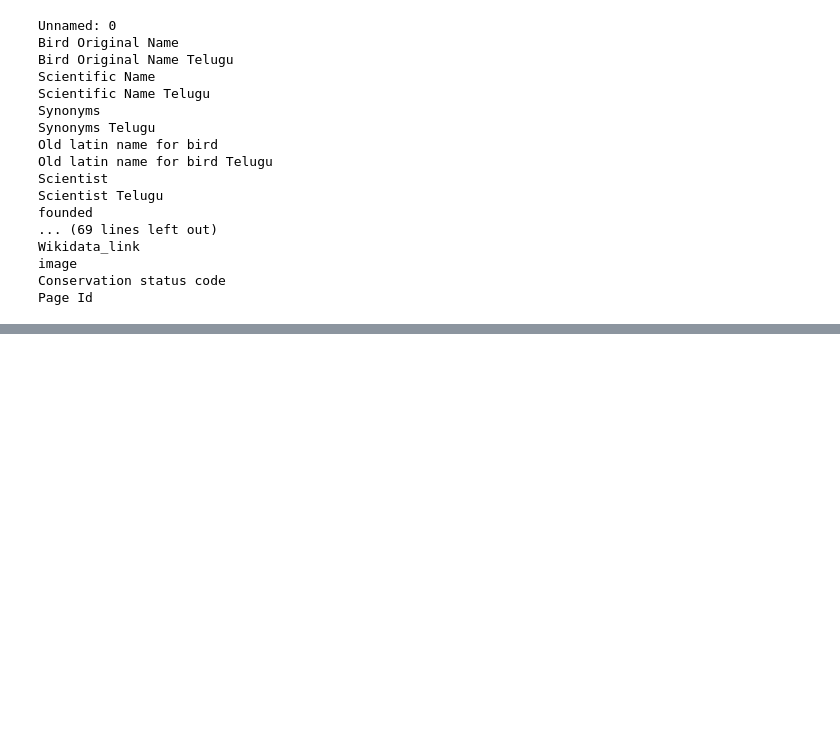
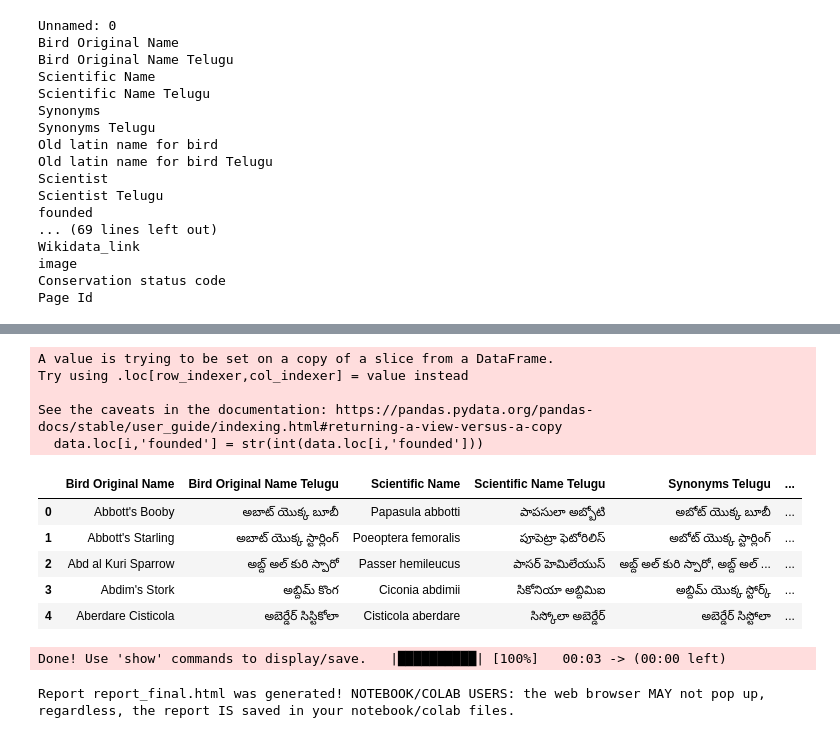
Before and after one commit to Mahanth-Maha/birds, a Jupyter notebook: scrape_wikidata.ipynb, the cells around one changed output, grey strips where cells are left out. Saved outputs shown, nothing was run; the diff lists cells and outputs as text; code cells hidden in the pictures; blank space fills up the shorter version.

```diff
--- a/scrape_wikidata.ipynb
+++ b/scrape_wikidata.ipynb
@@ -792,0 +837,5 @@ Page Id
+# %%
+final_col = [ 'Bird Original Name', 'Bird Original Name Telugu', 'Scientific Name', 'Scientific Name Telugu','Synonyms Telugu','Old latin name for bird Telugu', 'Scientist', 'Scientist Telugu', 'founded','Kingdom', 'Kingdom Telugu', 'Phylum', 'Phylum Telugu', 'Class', 'Class Telugu', 'Order', 'Order Telugu', 'Family', 'Family Telugu', 'Genus', 'Genus Telugu', 'Species', 'Species Telugu','Conservation status Telugu','Habitat Telugu','Country Telugu','geographic distribution includes Telugu','biogeographic realm Telugu','Population Growth Telugu','Breeding region Telugu', 'Breeding subregion Telugu','Life Span Telugu','altitude Telugu','visual system Telugu', 'auditory system Telugu', 'hearing range Telugu',  'hearing threshold Telugu', 'locomotion Telugu','mineralized skeleton contains Telugu','body mass Telugu', 'Wiki_Link', 'Wiki_Description Telugu', 'Ebird_Link', 'Ebird_Description', 'Ebird_Description Telugu', 'Eol_Link', 'Eol_Description', 'Eol_Description Telugu', 'Dibird_Link', 'IUCN_link', 'Wikidata_link', 'image', 'Conservation status code', 'Page Id']
+# %%
+data = old[final_col]
+data.head(4)
@@ -792,0 +848,29 @@ Page Id
+# %%
+for i in range(data.shape[0]):
+    if not pd.isna(data.loc[i,'founded']):
+        data.loc[i,'founded'] = str(int(data.loc[i,'founded']))
+# %% [output]
+A value is trying to be set on a copy of a slice from a DataFrame.
+Try using .loc[row_indexer,col_indexer] = value instead
+
+See the caveats in the documentation: https://pandas.pydata.org/pandas-docs/stable/user_guide/indexing.html#returning-a-view-versus-a-copy
+  data.loc[i,'founded'] = str(int(data.loc[i,'founded']))
+# %%
+data.head(5)
+# %% [output]
+|  | Bird Original Name | Bird Original Name Telugu | Scientific Name | Scientific Name Telugu | Synonyms Telugu | ... |
+| 0 | Abbott's Booby | అబాట్ యొక్క బూబీ | Papasula abbotti | పాపసులా అబ్బోటి | అబోట్ యొక్క బూబీ | ... |
+| 1 | Abbott's Starling | అబాట్ యొక్క స్టార్లింగ్ | Poeoptera femoralis | పూపెట్రా ఫెటోరిలిస్ | అబోట్ యొక్క స్టార్లింగ్ | ... |
+| 2 | Abd al Kuri Sparrow | అబ్ద్ అల్ కురి స్పారో | Passer hemileucus | పాసర్ హెమిలేయుస్ | అబ్ద్ అల్ కురి స్పారో, అబ్ద్ అల్ ... | ... |
+| 3 | Abdim's Stork | అబ్దిమ్ కొంగ | Ciconia abdimii | సికోనియా అబ్దిమిఐ | అబ్దిమ్ యొక్క స్టోర్క్ | ... |
+| 4 | Aberdare Cisticola | అబెర్డేర్ సిస్టికోలా | Cisticola aberdare | సిస్కోలా అబెర్డేర్ | అబెర్డేర్ సిస్టోలా | ... |
+# %%
+import sweetviz as sv
+
+data.to_pickle('Dataset_final.pkl')
+data.to_csv('Dataset_final.csv')
+data.to_excel('Dataset_final.xlsx')
+sv.analyze(data).show_html('report_final.html')
+# %% [output]
+Done! Use 'show' commands to display/save.   |██████████| [100%]   00:03 -> (00:00 left)
+Report report_final.html was generated! NOTEBOOK/COLAB USERS: the web browser MAY not pop up, regardless, the report IS saved in your notebook/colab files.
```
Also changed, not shown: parts of 10 cells of this notebook, 6 other files.
